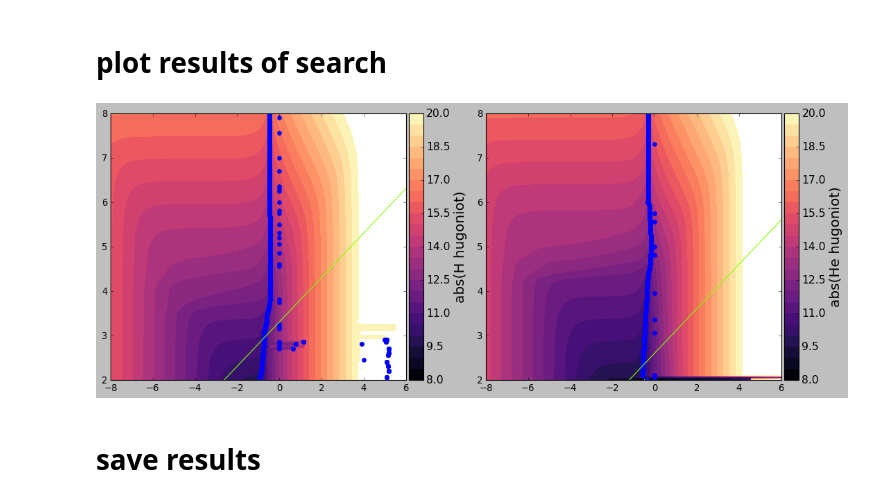
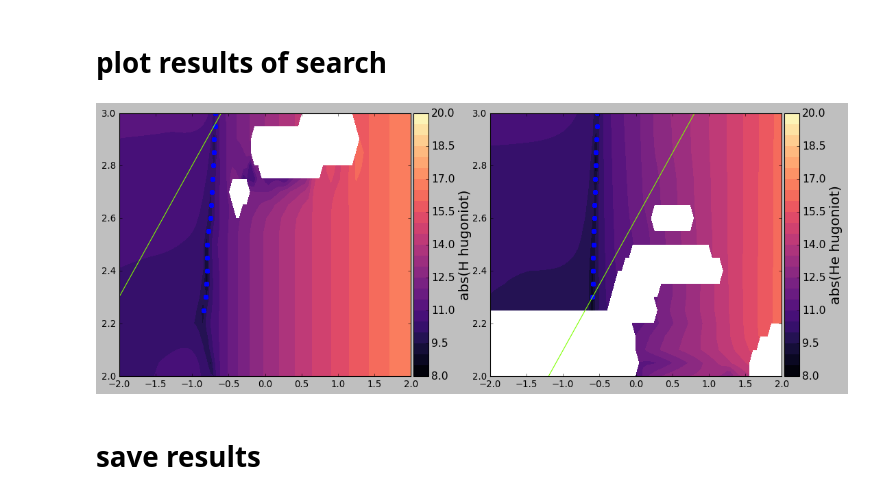
Before and after one commit to esandford/giant_planets, a Jupyter notebook: MESA_EoS/thermo_consistency/hugoniot_data/calculate_hugoniot.ipynb, the cells around one changed output. Cells and saved outputs as stored; diff of their text form; code cells hidden in the pictures.

Commit message:
eos comparison plots

```diff
--- a/MESA_EoS/thermo_consistency/hugoniot_data/calculate_hugoniot.ipynb
+++ b/MESA_EoS/thermo_consistency/hugoniot_data/calculate_hugoniot.ipynb
@@ -348,8 +433,20 @@ if gridvar=='rho':
     divider0 = make_axes_locatable(axes[0])
     cax0 = divider0.append_axes('right', size='5%', pad=0.05)
 
-    cs0 = axes[0].contourf(cms19_H.log10rhogrid, cms19_H.log10Tgrid, np.log10(H_naive_hugo), shading='nearest', cmap='magma', levels=np.linspace(8,20,25))
+    cs0 = axes[0].contourf(H_table.log10rhogrid, H_table.log10Tgrid, np.log10(H_naive_hugo), shading='nearest', cmap='magma', levels=np.linspace(8,20,25))
     axes[0].plot(H_log10rho[H_finitemask], H_log10T[H_finitemask], 'bo', linestyle='None',mec='None')
+
+    # tc_CMS19_H_smoothing=1
+    exclude_mask = (H_log10rho[H_finitemask] <= -1) | (H_log10rho[H_finitemask] >= -0.25) | ((H_log10rho[H_finitemask] >= -0.6) & (H_log10T[H_finitemask] <= 3)) | (H_log10T[H_finitemask] <= 2.2)
+    axes[0].plot(H_log10rho[H_finitemask][exclude_mask], H_log10T[H_finitemask][exclude_mask], marker='o',color='#7FFF00', linestyle='None',mec='None')
+
+    # tc_CMS19_H_smoothing=5
+    #exclude_mask = (H_log10T[H_finitemask] <= 2.25) | (H_log10T[H_finitemask] >= 7.4) | ((H_log10T[H_finitemask] >= 6) & (H_log10rho[H_finitemask] <= -4)) | ((H_log10T[H_finitemask] <= 4) & (H_log10rho[H_finitemask] >= 3))
+    #axes[0].plot(H_log10rho[H_finitemask][exclude_mask], H_log10T[H_finitemask][exclude_mask], marker='o',color='#7FFF00', linestyle='None',mec='None')
+
+    # tc_CMS19_H_smoothing=10
+    #exclude_mask = (H_log10rho[H_finitemask] <= -1) | (H_log10rho[H_finitemask] >= -0.25) | (H_log10T[H_finitemask] >= 6.75)
+    #axes[0].plot(H_log10rho[H_finitemask][exclude_mask], H_log10T[H_finitemask][exclude_mask], marker='o',color='#7FFF00', linestyle='None',mec='None')
 
     cb0 = fig.colorbar(cs0, cax=cax0, orientation='vertical')
     cb0.set_label('abs(H hugoniot)', size=18)
@@ -358,20 +455,32 @@ if gridvar=='rho':
     divider1 = make_axes_locatable(axes[1])
     cax1 = divider1.append_axes('right', size='5%', pad=0.05)
 
-    cs1 = axes[1].contourf(cms19_He.log10rhogrid, cms19_He.log10Tgrid, np.log10(He_naive_hugo), shading='nearest', cmap='magma', levels=np.linspace(8,20,25))
+    cs1 = axes[1].contourf(He_table.log10rhogrid, He_table.log10Tgrid, np.log10(He_naive_hugo), shading='nearest', cmap='magma', levels=np.linspace(8,20,25))
     axes[1].plot(He_log10rho[He_finitemask], He_log10T[He_finitemask], 'bo', linestyle='None',mec='None')
+
+    # tc_CMS19_He_smoothing=1
+    exclude_mask = (He_log10rho[He_finitemask] <= -2) | (He_log10rho[He_finitemask] >= -0.1) | ((He_log10rho[He_finitemask] >= -0.5) & (He_log10T[He_finitemask] <= 3)) | (He_log10T[He_finitemask] <= 2.25)
+    axes[1].plot(He_log10rho[He_finitemask][exclude_mask], He_log10T[He_finitemask][exclude_mask], marker='o',color='#7FFF00', linestyle='None',mec='None')
+
+    # tc_CMS19_He_smoothing=5
+    #exclude_mask = (He_log10T[He_finitemask] <= 2.45) | (He_log10T[He_finitemask] >= 7.4) | ((He_log10T[He_finitemask] >= 6) & (He_log10rho[He_finitemask] <= -4))
+    #axes[1].plot(He_log10rho[He_finitemask][exclude_mask], He_log10T[He_finitemask][exclude_mask], marker='o',color='#7FFF00', linestyle='None',mec='None')
+
+    # tc_CMS19_He_smoothing=10
+    #exclude_mask = (He_log10rho[He_finitemask] <= -1) | (He_log10rho[He_finitemask] >= -0.1) | (He_log10T[He_finitemask] >= 6.75)
+    #axes[1].plot(He_log10rho[He_finitemask][exclude_mask], He_log10T[He_finitemask][exclude_mask], marker='o',color='#7FFF00', linestyle='None',mec='None')
 
     cb1 = fig.colorbar(cs1, cax=cax1, orientation='vertical')
     cb1.set_label('abs(He hugoniot)', size=18)
     cb1.ax.tick_params(labelsize=14)
 
     log10rho_ = np.linspace(-8,8,100)
-    axes[0].plot(log10rho_, 3.3 + (1./2.)*log10rho_ + np.log10(cms19_H.atomic_number) - (5./3)*np.log10(cms19_H.mass_number), ls='-', color='#7FFF00')
-    axes[1].plot(log10rho_, 3.3 + (1./2.)*log10rho_ + np.log10(cms19_He.atomic_number) - (5./3)*np.log10(cms19_He.mass_number), ls='-', color='#7FFF00')
+    axes[0].plot(log10rho_, 3.3 + (1./2.)*log10rho_ + np.log10(H_table.atomic_number) - (5./3)*np.log10(H_table.mass_number), ls='-', color='#7FFF00')
+    axes[1].plot(log10rho_, 3.3 + (1./2.)*log10rho_ + np.log10(He_table.atomic_number) - (5./3)*np.log10(He_table.mass_number), ls='-', color='#7FFF00')
 
     for ax in axes:
-        ax.set_xlim(-8,6)
-        ax.set_ylim(2,8)
+        ax.set_xlim(-2,2)
+        ax.set_ylim(2,3)
     plt.show()
 
 elif gridvar=='P':
@@ -380,40 +489,40 @@ elif gridvar=='P':
     divider0 = make_axes_locatable(axes[0])
     cax0 = divider0.append_axes('right', size='5%', pad=0.05)
 
-    cs0 = axes[0].contourf(cms19_H.log10Pgrid, cms19_H.log10Tgrid, np.log10(H_naive_hugo), shading='nearest', cmap='magma', levels=np.linspace(8,20,25))
+    cs0 = axes[0].contourf(H_table.log10Pgrid, H_table.log10Tgrid, np.log10(H_naive_hugo), shading='nearest', cmap='magma', levels=np.linspace(8,20,25))
     axes[0].plot(H_log10P[H_finitemask], H_log10T[H_finitemask], 'bo', linestyle='None',mec='None')
 
     #CMS19 TP
     #H_exclude_mask = ((H_log10T[H_finitemask] < 3) & (H_log10P[H_finitemask] < 11.5)) | ((H_log10T[H_finitemask] < 3) & (H_log10P[H_finitemask] > 12))
     #axes[0].plot(H_log10P[H_finitemask][H_exclude_mask], H_log10T[H_finitemask][H_exclude_mask], marker='o', color='#7FFF00',linestyle='None',mec='None')
     #axes[0].plot(H_log10P[H_finitemask][~H_exclude_mask], H_log10T[H_finitemask][~H_exclude_mask], marker='o', color='r',linestyle='None',mec='None')
 
     cb0 = fig.colorbar(cs0, cax=cax0, orientation='vertical')
     cb0.set_label('abs(H hugoniot)', size=18)
     cb0.ax.tick_params(labelsize=14)
 
     divider1 = make_axes_locatable(axes[1])
     cax1 = divider1.append_axes('right', size='5%', pad=0.05)
 
-    cs1 = axes[1].contourf(cms19_He.log10Pgrid, cms19_He.log10Tgrid, np.log10(He_naive_hugo), shading='nearest', cmap='magma', levels=np.linspace(8,20,25))
+    cs1 = axes[1].contourf(He_table.log10Pgrid, He_table.log10Tgrid, np.log10(He_naive_hugo), shading='nearest', cmap='magma', levels=np.linspace(8,20,25))
     axes[1].plot(He_log10P[He_finitemask], He_log10T[He_finitemask], 'bo', linestyle='None',mec='None')
 
     #CMS19 TP
     #He_exclude_mask = ((He_log10T[He_finitemask] < 3) & (He_log10P[He_finitemask] < 9))
     #axes[1].plot(He_log10P[He_finitemask][He_exclude_mask], He_log10T[He_finitemask][He_exclude_mask], marker='o', color='#7FFF00',linestyle='None',mec='None')
     #axes[1].plot(He_log10P[~He_exclude_mask], He_log10T[~He_exclude_mask], 'ro', linestyle='None',mec='None')
 
     cb1 = fig.colorbar(cs1, cax=cax1, orientation='vertical')
     cb1.set_label('abs(He hugoniot)', size=18)
     cb1.ax.tick_params(labelsize=14)
 
     for ax in axes:
         ax.set_xlim(1,23)
         #ax.set_xlim(5,12)
         ax.set_ylim(2,8)
     plt.show()
 # %% [output]
-[figure, old version]
+[figure, new version]
 # %% [markdown]
 # save results
 # %%
```
Also changed, not shown: parts of 5 cells of this notebook, 3 other files.
